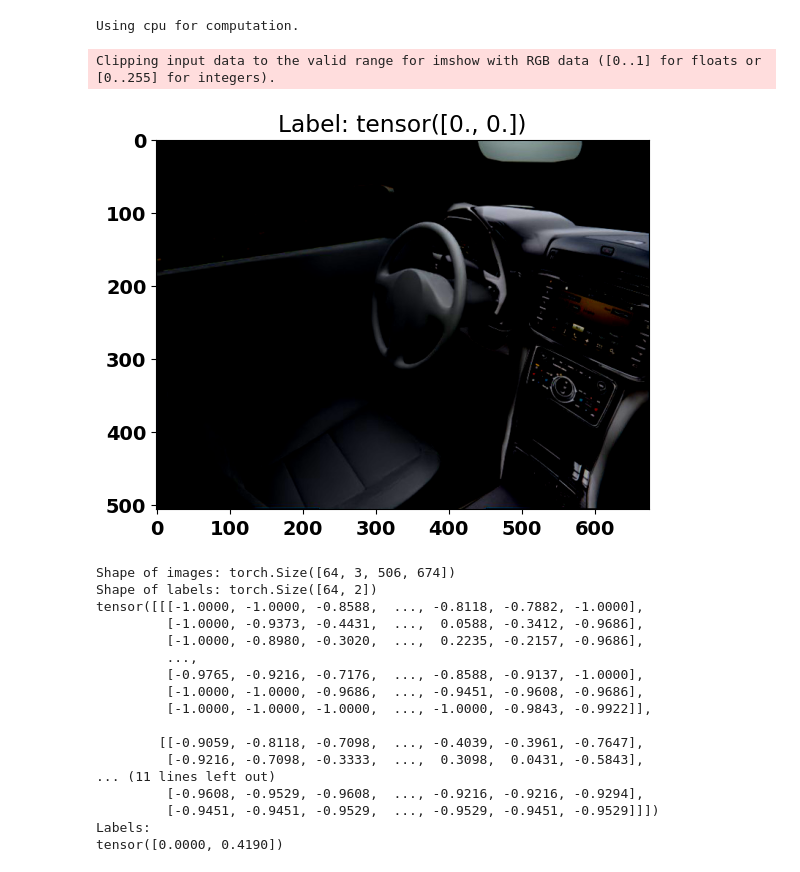
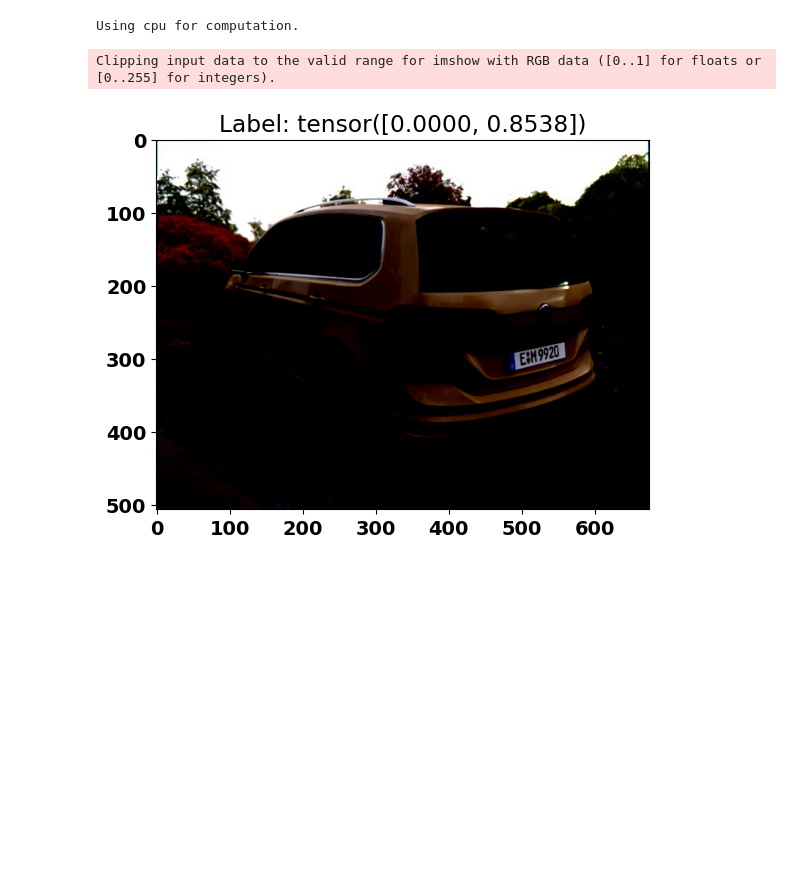
Before and after one commit to Nicoecap/Coding-Challenge, a Jupyter notebook: HUK-Coding-Challenge.ipynb, the cells around one changed output. Saved outputs shown, nothing was run; the diff lists cells and outputs as text; code cells hidden in the pictures; blank space fills up the shorter version.

```diff
--- a/HUK-Coding-Challenge.ipynb
+++ b/HUK-Coding-Challenge.ipynb
@@ -32,10 +32,10 @@ dataframe = pd.read_csv(csv_file_path)
 img_dir = '/home/nico/Schreibtisch/CodingChallenge_v2/imgs'
 # %%
 class CarDataset(Dataset): # Inherit Dataset class from pytorch
-    def __init__(self, annotations_file, img_dir):
-        self.img_labels = pd.read_csv(annotations_file)
+    def __init__(self, csv_file, img_dir):
+        self.img_labels = pd.read_csv(csv_file)
         # Ensure label columns are numeric
-        self.img_labels.iloc[:, 1:3] = self.img_labels.iloc[:, 1:3].apply(pd.to_numeric, errors='raise')
+        self.img_labels.iloc[:, 1:3] = self.img_labels.iloc[:, 1:3].apply(pd.to_numeric, errors='raise') # Conversion to numerical values
         self.img_dir = img_dir
         self.transform = transforms.Compose([   #transforms.compose for chain of transformations
             transforms.ToTensor(), # Conversion to torch tensor
@@ -63,47 +63,29 @@ dataloader = DataLoader(dataset, batch_size=64, shuffle=True)
 # %%
 # Function to show an image
 def show_image(img, label):
     # Convert the tensor to a numpy array
     npimg = img.numpy()
     # Transpose the dimensions to match the expected format for matplotlib
     plt.imshow(np.transpose(npimg, (1, 2, 0)))
     plt.title(f'Label: {label}')
     plt.show()
 
 # Display the first few rows of the dataset
 #print(dataframe.head())
 
 # Get a batch of images
 dataiter = iter(dataloader)
 images, labels = next(dataiter)
 
 # Show the first image in the batch
 show_image(images[0], labels[0])
 
-print("Shape of images:", images.shape)
-print("Shape of labels:", labels.shape)
-print(images[5])
-print("Labels:")
-print(labels[5])
+
+#get height and width of images
+height = images[0][0].shape[0]
+width = images[0][0].shape[1]
 # %% [output]
 Clipping input data to the valid range for imshow with RGB data ([0..1] for floats or [0..255] for integers).
-[figure, old version]
+[figure, new version]
-Shape of images: torch.Size([64, 3, 506, 674])
-Shape of labels: torch.Size([64, 2])
-tensor([[[-1.0000, -1.0000, -0.8588,  ..., -0.8118, -0.7882, -1.0000],
-         [-1.0000, -0.9373, -0.4431,  ...,  0.0588, -0.3412, -0.9686],
-         [-1.0000, -0.8980, -0.3020,  ...,  0.2235, -0.2157, -0.9686],
-         ...,
-         [-0.9765, -0.9216, -0.7176,  ..., -0.8588, -0.9137, -1.0000],
-         [-1.0000, -1.0000, -0.9686,  ..., -0.9451, -0.9608, -0.9686],
-         [-1.0000, -1.0000, -1.0000,  ..., -1.0000, -0.9843, -0.9922]],
-
-        [[-0.9059, -0.8118, -0.7098,  ..., -0.4039, -0.3961, -0.7647],
-         [-0.9216, -0.7098, -0.3333,  ...,  0.3098,  0.0431, -0.5843],
-... (11 lines left out)
-         [-0.9608, -0.9529, -0.9608,  ..., -0.9216, -0.9216, -0.9294],
-         [-0.9451, -0.9451, -0.9529,  ..., -0.9529, -0.9451, -0.9529]]])
-Labels:
-tensor([0.0000, 0.4190])
 # %%
 class SimpleCNN(nn.Module):
```
Also changed, not shown: parts of 5 cells of this notebook.
